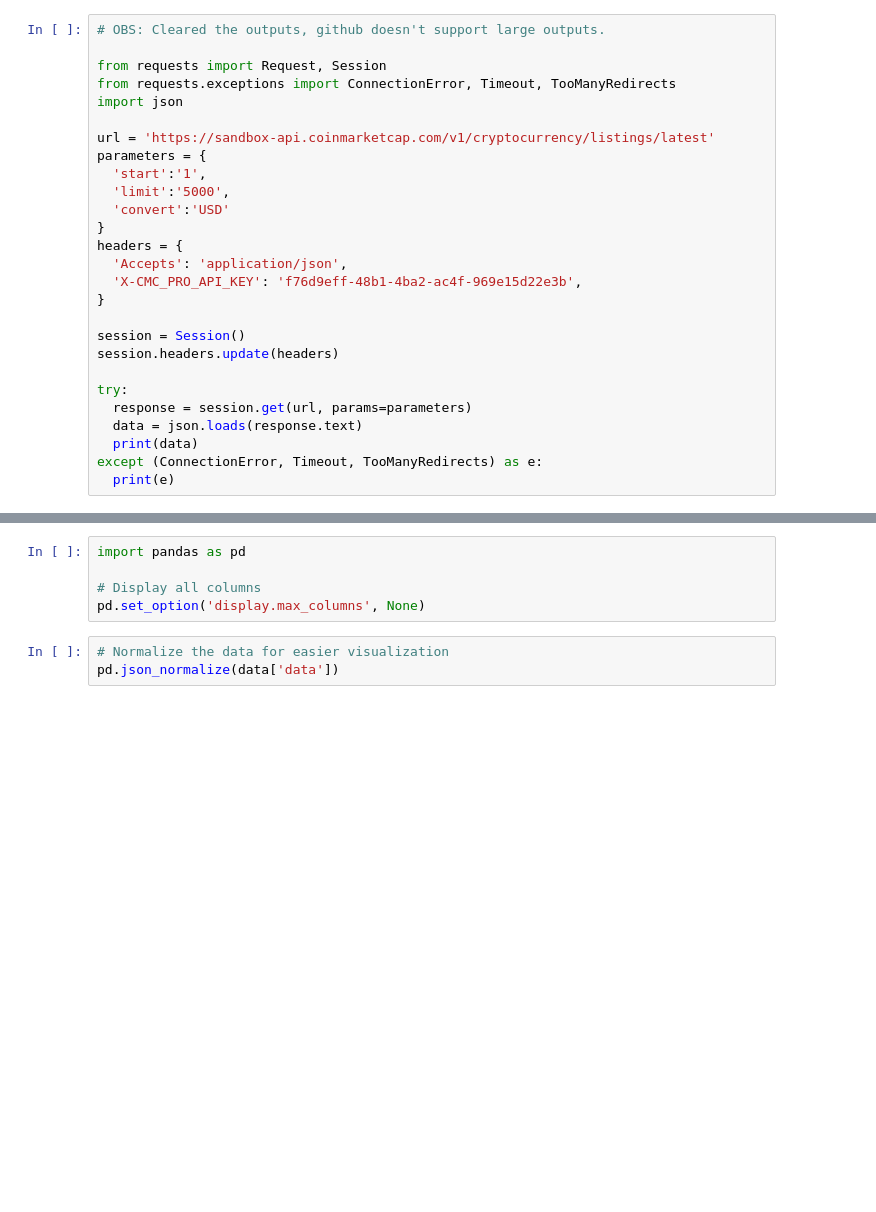
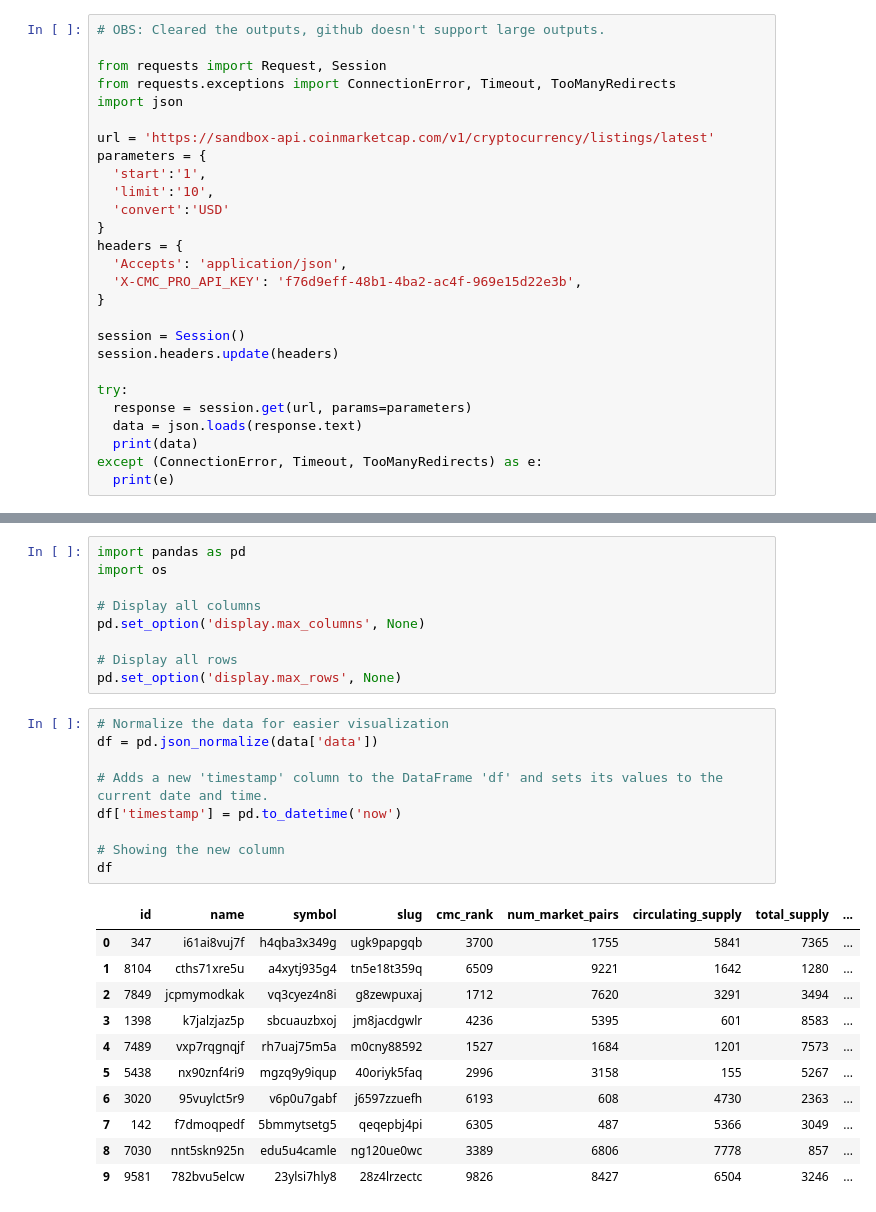
Before and after one commit to AdrianoHKim/Webscraping_Crypto, a Jupyter notebook: API_test_notebook.ipynb, the cells around one changed output, grey strips where cells are left out. Saved outputs shown, nothing was run; the diff lists cells and outputs as text; blank space fills up the shorter version.

```diff
--- a/API_test_notebook.ipynb
+++ b/API_test_notebook.ipynb
@@ -8,7 +8,7 @@ import json
 url = 'https://sandbox-api.coinmarketcap.com/v1/cryptocurrency/listings/latest'
 parameters = {
   'start':'1',
-  'limit':'5000',
+  'limit':'10',
   'convert':'USD'
 }
 headers = {
@@ -31,8 +35,30 @@ type(data)
 # %%
 import pandas as pd
+import os
 
 # Display all columns
 pd.set_option('display.max_columns', None)
+
+# Display all rows
+pd.set_option('display.max_rows', None)
-# %%
-# Normalize the data for easier visualization
-pd.json_normalize(data['data'])
+# %%
+# Normalize the data for easier visualization
+df = pd.json_normalize(data['data'])
+
+# Adds a new 'timestamp' column to the DataFrame 'df' and sets its values to the current date and time.
+df['timestamp'] = pd.to_datetime('now')
+
+# Showing the new column
+df
+# %% [output]
+|  | id | name | symbol | slug | cmc_rank | num_market_pairs | circulating_supply | total_supply | ... |
+| 0 | 347 | i61ai8vuj7f | h4qba3x349g | ugk9papgqb | 3700 | 1755 | 5841 | 7365 | ... |
+| 1 | 8104 | cths71xre5u | a4xytj935g4 | tn5e18t359q | 6509 | 9221 | 1642 | 1280 | ... |
+| 2 | 7849 | jcpmymodkak | vq3cyez4n8i | g8zewpuxaj | 1712 | 7620 | 3291 | 3494 | ... |
+| 3 | 1398 | k7jalzjaz5p | sbcuauzbxoj | jm8jacdgwlr | 4236 | 5395 | 601 | 8583 | ... |
+| 4 | 7489 | vxp7rqgnqjf | rh7uaj75m5a | m0cny88592 | 1527 | 1684 | 1201 | 7573 | ... |
+| 5 | 5438 | nx90znf4ri9 | mgzq9y9iqup | 40oriyk5faq | 2996 | 3158 | 155 | 5267 | ... |
+| 6 | 3020 | 95vuylct5r9 | v6p0u7gabf | j6597zzuefh | 6193 | 608 | 4730 | 2363 | ... |
+| 7 | 142 | f7dmoqpedf | 5bmmytsetg5 | qeqepbj4pi | 6305 | 487 | 5366 | 3049 | ... |
+| 8 | 7030 | nnt5skn925n | edu5u4camle | ng120ue0wc | 3389 | 6806 | 7778 | 857 | ... |
+| 9 | 9581 | 782bvu5elcw | 23ylsi7hly8 | 28z4lrzectc | 9826 | 8427 | 6504 | 3246 | ... |
```
Also changed, not shown: parts of 6 cells of this notebook.
